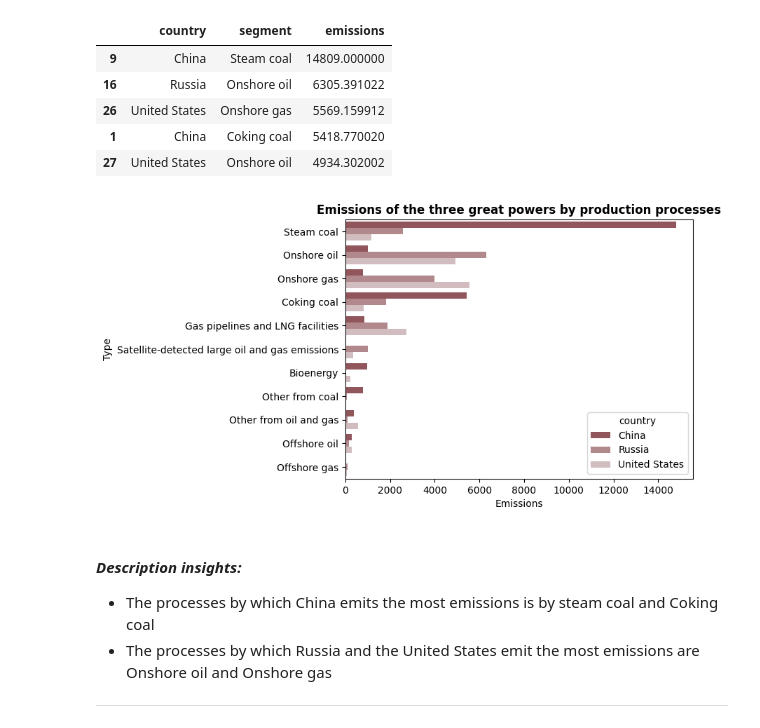
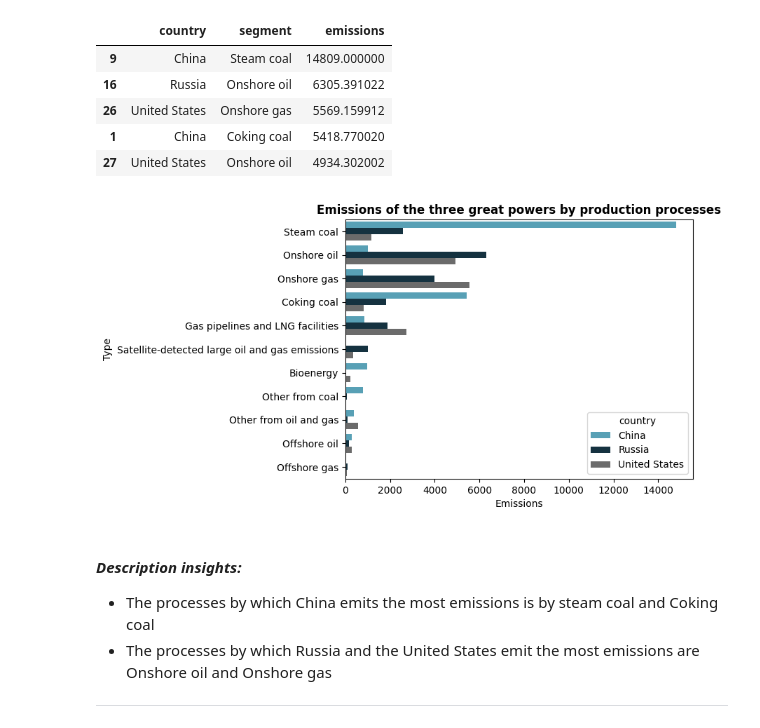
Before and after one commit to William-CCS96/matplotlib_seaborn_libraries_global_methane_emissions, a Jupyter notebook: notebooks/0_0_matplotlib_seaborn-libraries_global_methane_emissions.ipynb, the cells around one changed output. Cells and saved outputs as stored; diff of their text form; code cells hidden in the pictures.

```diff
--- a/notebooks/0_0_matplotlib_seaborn-libraries_global_methane_emissions.ipynb
+++ b/notebooks/0_0_matplotlib_seaborn-libraries_global_methane_emissions.ipynb
@@ -57,3 +55,5 @@ colors=["#9b4b54","#c79fa4"]
+# %%
+colors = ["#49A8C4", "#0E3547", "#6B6B6B"]
 # %%
 sns.barplot(data = df_emissions, y ="region", x ="emissions", hue = "baseYear", errorbar=None, palette=colors)
 plt.title("Emissions by region and year (kiloton)")
@@ -389,16 +386,13 @@ df_us_chi_rus_emmision.head()
 | 1 | China | Coking coal | 5418.770020 |
 | 27 | United States | Onshore oil | 4934.302002 |
 # %%
-color_base = "#9b4b54"
-color_palette =  sns.light_palette(color_base, n_colors=4, reverse=True)
-
-sns.barplot(data=df_us_chi_rus_emmision, x="emissions",y="segment", hue="country", errorbar=None, palette = color_palette)
+sns.barplot(data=df_us_chi_rus_emmision, x="emissions",y="segment", hue="country", errorbar=None, palette = colors)
 plt.xlabel("Emissions")
 plt.ylabel("Type")
 plt.title("Emissions of the three great powers by production processes", fontweight="bold")
 plt.show()
 # %% [output]
-[figure, old version]
+[figure, new version]
 # %% [markdown]
 #### *Description insights:*
 * The processes by which China emits the most emissions is by steam coal and Coking coal
```
Also changed, not shown: parts of 10 cells of this notebook, 1 other file.
